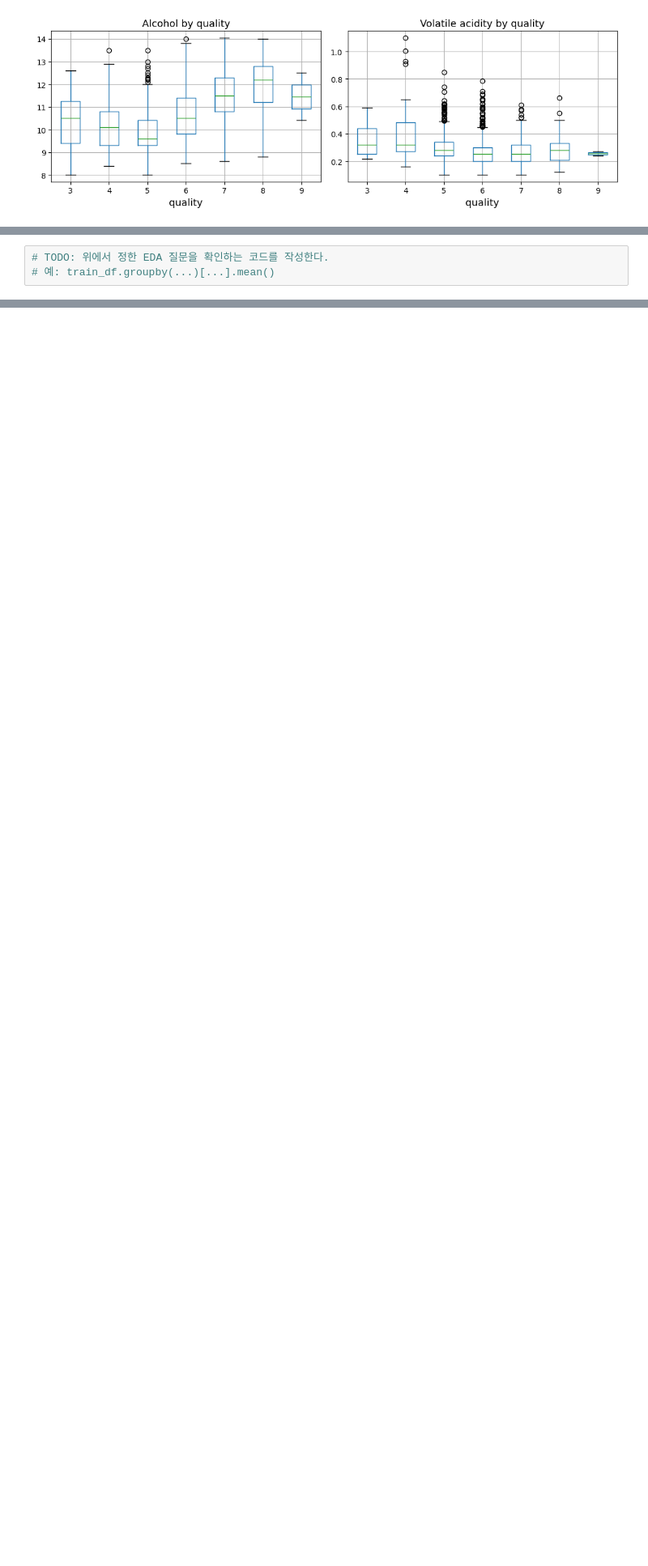
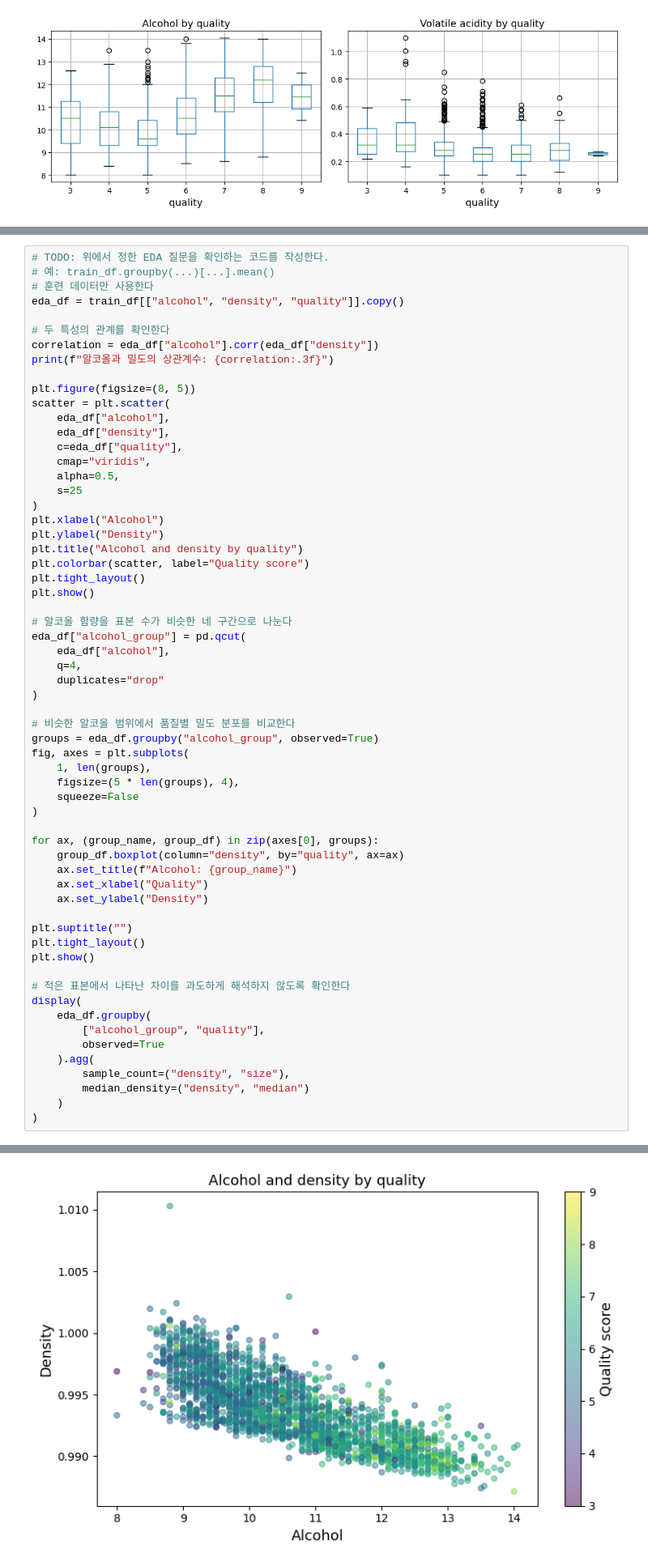
Before and after one commit to Sooyaaas/TEST, a Jupyter notebook: p4_project_wine_quality.ipynb, the cells around one changed output, grey strips where cells are left out. Shown at 81% size. Cells and saved outputs as stored; diff of their text form; blank space fills up the shorter version.

```diff
--- a/p4_project_wine_quality.ipynb
+++ b/p4_project_wine_quality.ipynb
@@ -234,3 +234,62 @@ plt.show()
 # %%
 # TODO: 위에서 정한 EDA 질문을 확인하는 코드를 작성한다.
 # 예: train_df.groupby(...)[...].mean()
+# 훈련 데이터만 사용한다
+eda_df = train_df[["alcohol", "density", "quality"]].copy()
+
+# 두 특성의 관계를 확인한다
+correlation = eda_df["alcohol"].corr(eda_df["density"])
+print(f"알코올과 밀도의 상관계수: {correlation:.3f}")
+
+plt.figure(figsize=(8, 5))
+scatter = plt.scatter(
+    eda_df["alcohol"],
+    eda_df["density"],
+    c=eda_df["quality"],
+    cmap="viridis",
+    alpha=0.5,
+    s=25
+)
+plt.xlabel("Alcohol")
+plt.ylabel("Density")
+plt.title("Alcohol and density by quality")
+plt.colorbar(scatter, label="Quality score")
+plt.tight_layout()
+plt.show()
+
+# 알코올 함량을 표본 수가 비슷한 네 구간으로 나눈다
+eda_df["alcohol_group"] = pd.qcut(
+    eda_df["alcohol"],
+    q=4,
+    duplicates="drop"
+)
+
+# 비슷한 알코올 범위에서 품질별 밀도 분포를 비교한다
+groups = eda_df.groupby("alcohol_group", observed=True)
+fig, axes = plt.subplots(
+    1, len(groups),
+    figsize=(5 * len(groups), 4),
+    squeeze=False
+)
+
+for ax, (group_name, group_df) in zip(axes[0], groups):
+    group_df.boxplot(column="density", by="quality", ax=ax)
+    ax.set_title(f"Alcohol: {group_name}")
+    ax.set_xlabel("Quality")
+    ax.set_ylabel("Density")
+
+plt.suptitle("")
+plt.tight_layout()
+plt.show()
+
+# 적은 표본에서 나타난 차이를 과도하게 해석하지 않도록 확인한다
+display(
+    eda_df.groupby(
+        ["alcohol_group", "quality"],
+        observed=True
+    ).agg(
+        sample_count=("density", "size"),
+        median_density=("density", "median")
+    )
+)
+# %% [output]
@@ -236,0 +297 @@ plt.show()
+[figure, added]
```
Also changed, not shown: parts of 21 cells of this notebook.
